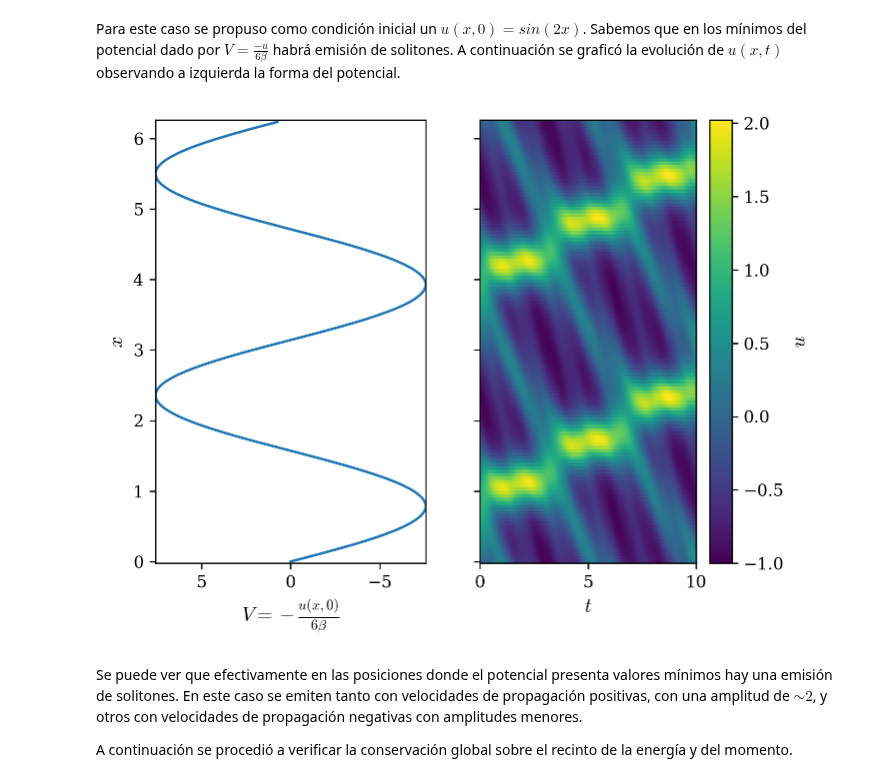
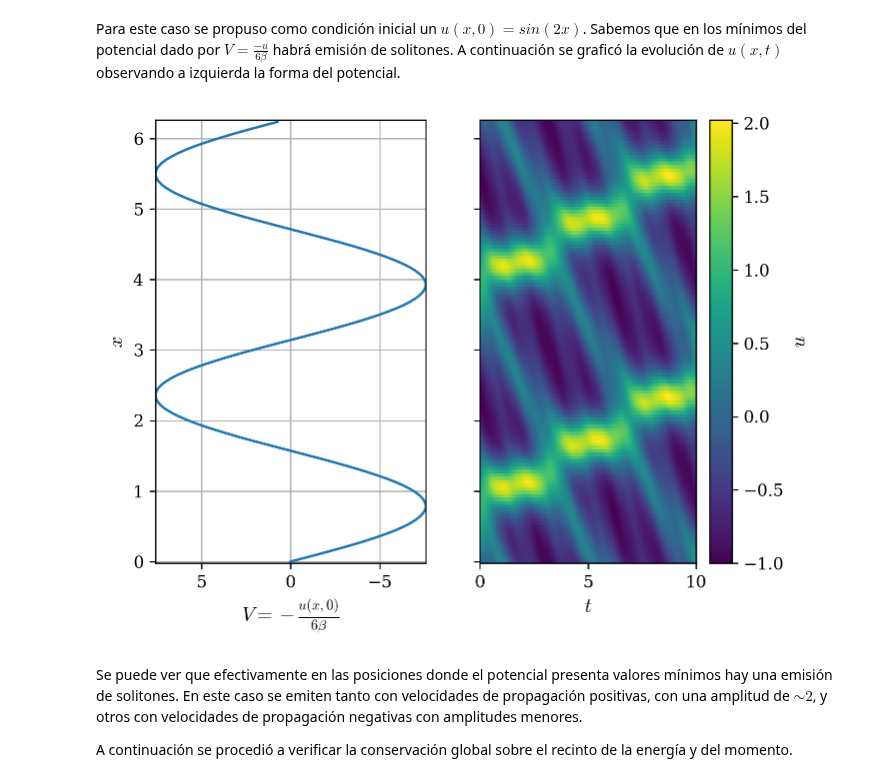
Before and after one commit to agustinbrusco/Sistemas_Complejos, a Jupyter notebook: guias/Guia4.ipynb, the cells around one changed output. Saved outputs shown, nothing was run; the diff lists cells and outputs as text; code cells hidden in the pictures.

```diff
--- a/guias/Guia4.ipynb
+++ b/guias/Guia4.ipynb
@@ -332,14 +344 @@ Ahora evolucionamos dos solitones con diferentes velocidades $v_1, v_2$ y posici
-# %%
-v1 = 0.5 * L / (1.5 * tf)
-x1 = L/2
-v2 = 1. * L / (1.5 * tf)
-x2 = L/6
-u = np.empty([nx, nt])  # Array con la velocidad
-u[:, 0] = (  # CI: dos solitones del ejercicio
-    3 * v1 * np.cosh(np.sqrt(v1 / (4 * beta)) * (x_vals - x1))**(-2)
-    + 3 * v2 * np.cosh(np.sqrt(v2 / (4 * beta)) * (x_vals - x2))**(-2)
-)
-# Aplico el método de Euler para la integración temporal
-for n in tqdm(range(nt - 1)):
-    u[:, n+1] = evol(u[:, n], k_vals, beta, dt)
 # %% [markdown]
@@ -369,13 +421,0 @@ Se puede observar que cuando se cruzan los solitones no se logran resolver ambos
-# %%
-v1 = 0.5 * L / tf  # Velocidad de la onda, dos vueltas en el tiempo integrado
-x1 = L/2
-v2 = 1.5 * L / tf
-x2 = L/6
-u = np.empty([nx, nt])  # Array con la velocidad
-u[:, 0] = (  # CI: dos solitones del ejercicio
-    3 * v1 * np.cosh(np.sqrt(v1 / (4 * beta)) * (x_vals - x1))**(-2)
-    + 3 * v2 * np.cosh(np.sqrt(v2 / (4 * beta)) * (x_vals - x2))**(-2)
-)
-# Aplico el método de Euler para la integración temporal
-for n in tqdm(range(nt - 1)):
-    u[:, n+1] = evol(u[:, n], k_vals, beta, dt)
@@ -438,19 +469,20 @@ for n in tqdm(range(nt - 1)):
 # %%
 %matplotlib inline
 fig, axs = plt.subplots(1, 2, sharey=True)
 V = -u[:, 0]/(6*beta)
 axs[0].plot(V, x_vals, label="CI")
+axs[0].grid()
 axs[0].set_ylabel("$x$")
 axs[0].set_xlabel(r"$V = -\frac{u(x, 0)}{6\beta}$")
 axs[0].set_xlim(V.max(), V.min())
 
 scalarcolormap = axs[1].pcolormesh(t_grid, x_grid, u.T, shading="auto", cmap="viridis")
 axs[1].set_xlabel("$t$")
 # axs[1].set_ylabel("$x$")
 plt.colorbar(scalarcolormap, label="$u$", ax=axs[1])
 plt.show()
 # %% [output]
-[figure, old version]
+[figure, new version]
 # %% [markdown]
 Se puede ver que efectivamente en las posiciones donde el potencial presenta valores mínimos hay una emisión de solitones. En este caso se emiten tanto con velocidades de propagación positivas, con una amplitud de $\sim 2$, y otros con velocidades de propagación negativas con amplitudes menores.
 
```
Also changed, not shown: parts of 18 cells of this notebook.
